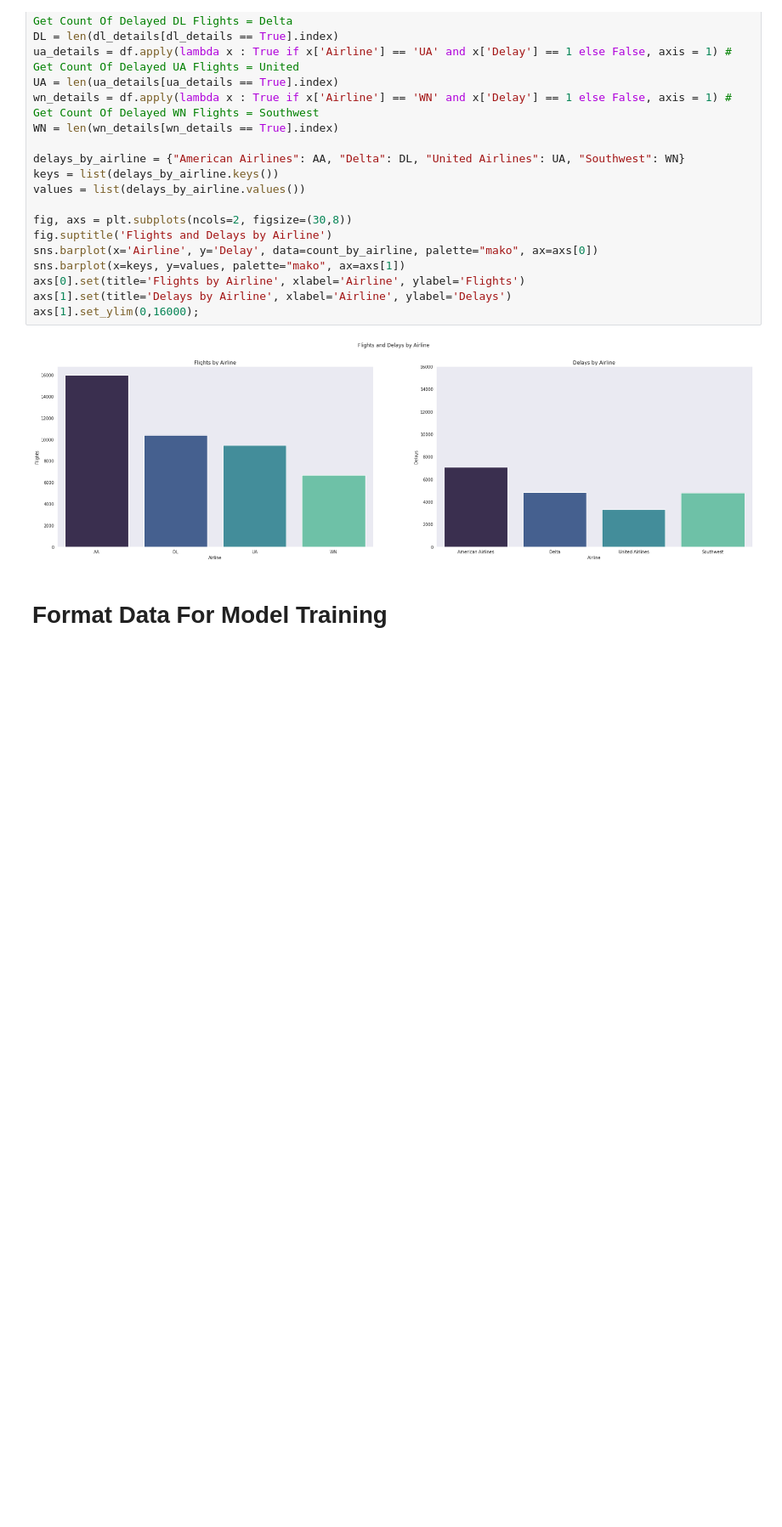
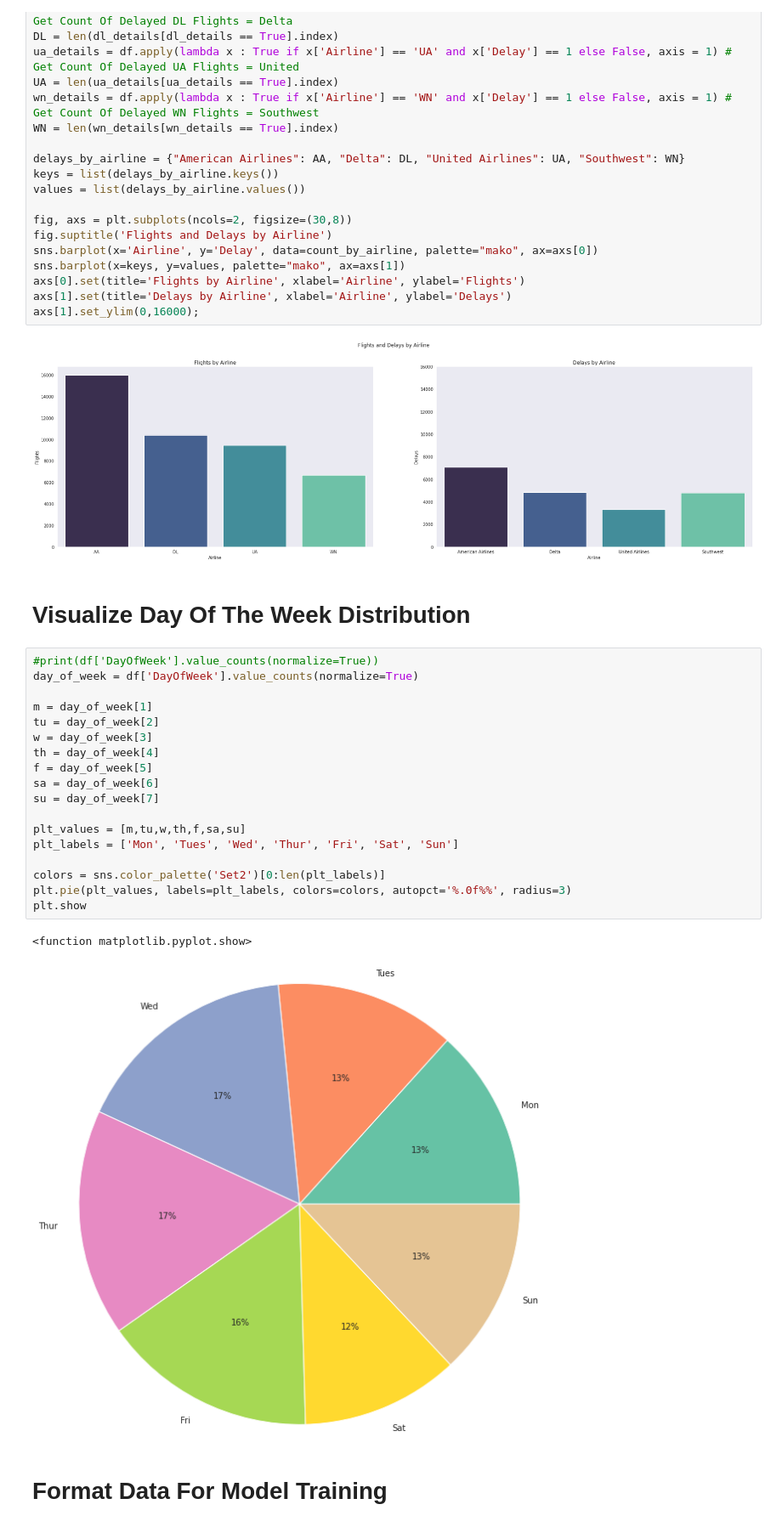
Before and after one commit to jrickey24/FlightDelayPrediction, a Jupyter notebook: FlightDelayPrediction.ipynb, the cells around one changed output. Shown: that part at 85% size. Drawn from its saved outputs; the diff is of its cells as text; blank space fills up the shorter version.

```diff
--- a/FlightDelayPrediction.ipynb
+++ b/FlightDelayPrediction.ipynb
@@ -52,6 +61,29 @@ axs[1].set(title='Delays by Airline', xlabel='Airline', ylabel='Delays')
 axs[1].set_ylim(0,16000);
 # %% [output]
 [figure]
+# %% [markdown]
+# Visualize Day Of The Week Distribution
+# %%
+#print(df['DayOfWeek'].value_counts(normalize=True))
+day_of_week = df['DayOfWeek'].value_counts(normalize=True)
+
+m = day_of_week[1]
+tu = day_of_week[2]
+w = day_of_week[3]
+th = day_of_week[4]
+f = day_of_week[5]
+sa = day_of_week[6]
+su = day_of_week[7]
+
+plt_values = [m,tu,w,th,f,sa,su]
+plt_labels = ['Mon', 'Tues', 'Wed', 'Thur', 'Fri', 'Sat', 'Sun']
+
+colors = sns.color_palette('Set2')[0:len(plt_labels)]
+plt.pie(plt_values, labels=plt_labels, colors=colors, autopct='%.0f%%', radius=3)
+plt.show
+# %% [output]
+<function matplotlib.pyplot.show>
+[figure, added]
 # %% [markdown]
 # Format Data For Model Training
 # %%
```
Also changed, not shown: parts of 8 cells of this notebook.
